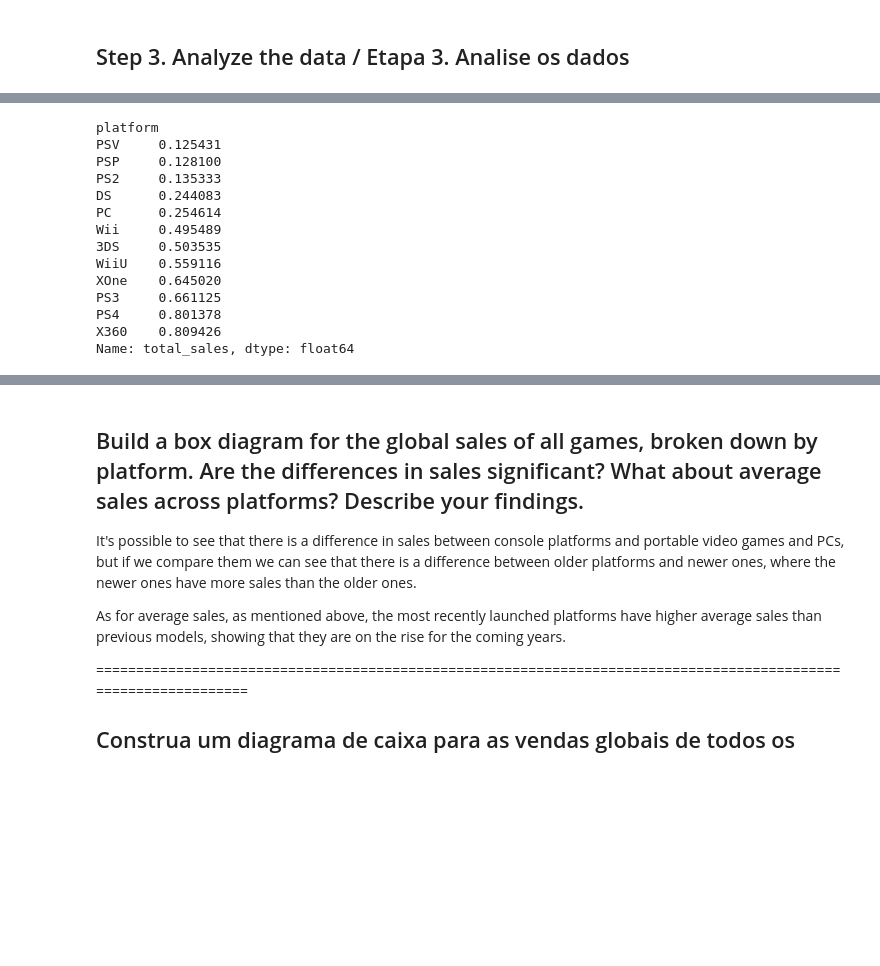
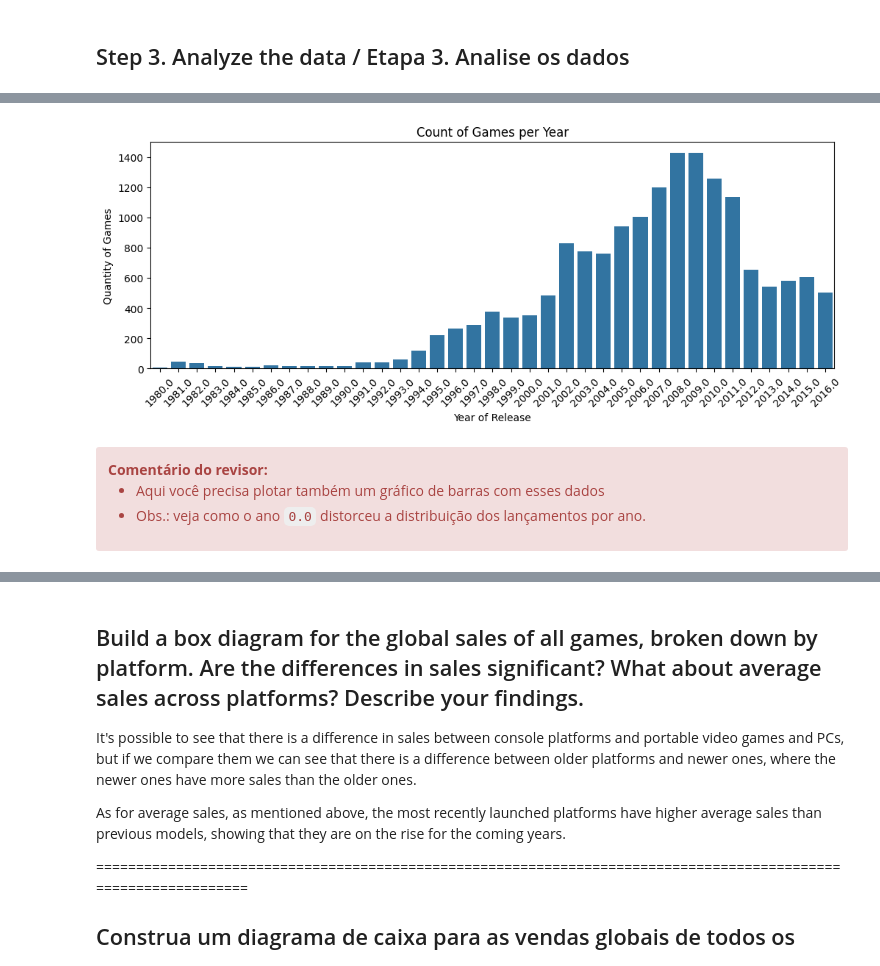
Before and after one commit to RafaelGenari/Bootcamp-Project-Video-Games-Ice-Company, a Jupyter notebook: Notebooks/EDA.ipynb, the cells around one changed output, grey strips where cells are left out. Saved outputs shown, nothing was run; the diff lists cells and outputs as text; code cells hidden in the pictures; blank space fills up the shorter version.

```diff
--- a/Notebooks/EDA.ipynb
+++ b/Notebooks/EDA.ipynb
@@ -108,10 +122,10 @@ Index(['name', 'platform', 'year_of_release', 'genre', 'na_sales', 'eu_sales',
 # replacing null values with 'Unknown' or '0' / substituindo valores nulos por 'Unknown' ou '0'
 
 df_games['name'] = df_games['name'].fillna('Unknown')
-df_games['year_of_release'] = df_games['year_of_release'].fillna(0)
+# df_games['year_of_release'] = df_games['year_of_release'].fillna(0)
 df_games['genre'] = df_games['genre'].fillna('Unknown')
-df_games['critic_score'] = df_games['critic_score'].fillna(0)
-df_games['user_score'] = df_games['user_score'].fillna(0)
+# df_games['critic_score'] = df_games['critic_score'].fillna(0)
+# df_games['user_score'] = df_games['user_score'].fillna(0)
 df_games['rating'] = df_games['rating'].fillna('Unknown')
 
 df_games.isnull().sum()
@@ -143,9 +165,9 @@ Em um projeto real, para saber o que fazer com estes dados seria questionado a e
 # %%
 # changing data type / mudando o tipo dos dados
 
-df_games['year_of_release'] = df_games['year_of_release'].astype(int)
-df_games['critic_score'] = df_games['critic_score'].astype(int)
-df_games['user_score'] = df_games['user_score'].astype(float)
+# df_games['year_of_release'] = df_games['year_of_release'].astype(int)
+# df_games['critic_score'] = df_games['critic_score'].astype(int)
+# df_games['user_score'] = df_games['user_score'].astype(float)
 # %%
 # sum of the total sales of each region and adding a new column / soma de vendas de cada região e adicionando em uma nova coluna
 
@@ -379,19 +215,19 @@ plt.show()
-# %%
-mean_sales_2010 = df_2010_decade.groupby('platform')['total_sales'].mean()
-mean_sales_2010 = mean_sales_2010.sort_values(ascending = True)
-mean_sales_2010
-# %% [output]
-platform
-PSV     0.125431
-PSP     0.128100
-PS2     0.135333
-DS      0.244083
-PC      0.254614
-Wii     0.495489
-3DS     0.503535
-WiiU    0.559116
-XOne    0.645020
-PS3     0.661125
-PS4     0.801378
-X360    0.809426
-Name: total_sales, dtype: float64
+# %%
+df_year_of_release = df_games.groupby('year_of_release')['name'].count().reset_index() # count of games per year / contagem de jogos por ano
+
+plt.figure(figsize = (12,4))
+sns.barplot(x = 'year_of_release', y = 'name', data = df_year_of_release)
+plt.title('Count of Games per Year')
+plt.xlabel('Year of Release')
+plt.ylabel('Quantity of Games')
+plt.xticks(rotation=45)
+plt.show()
+# %% [output]
+[figure, added]
+# %% [markdown]
+<div class="alert alert-block alert-danger">
+<b> Comentário do revisor: </b> <a class="tocSkip"></a>
+
+- Aqui você precisa plotar também um gráfico de barras com esses dados
+- Obs.: veja como o ano `0.0` distorceu a distribuição dos lançamentos por ano.
+</div>
```
Also changed, not shown: parts of 47 cells of this notebook.
